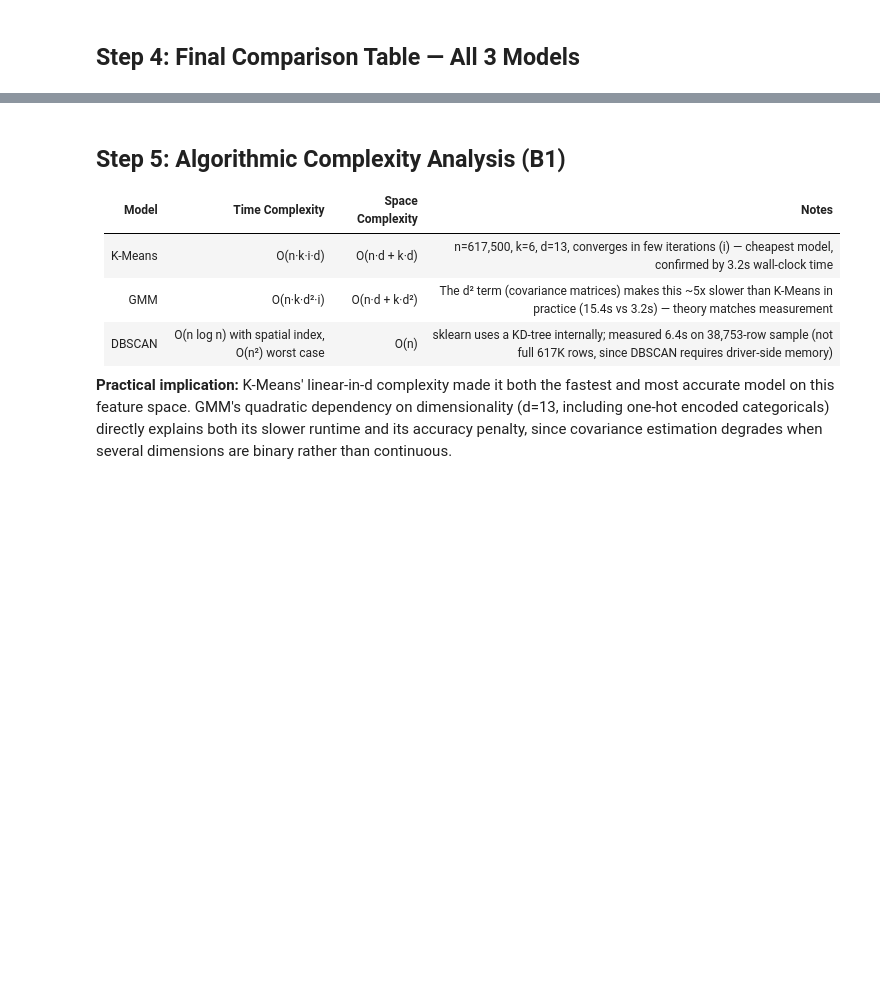
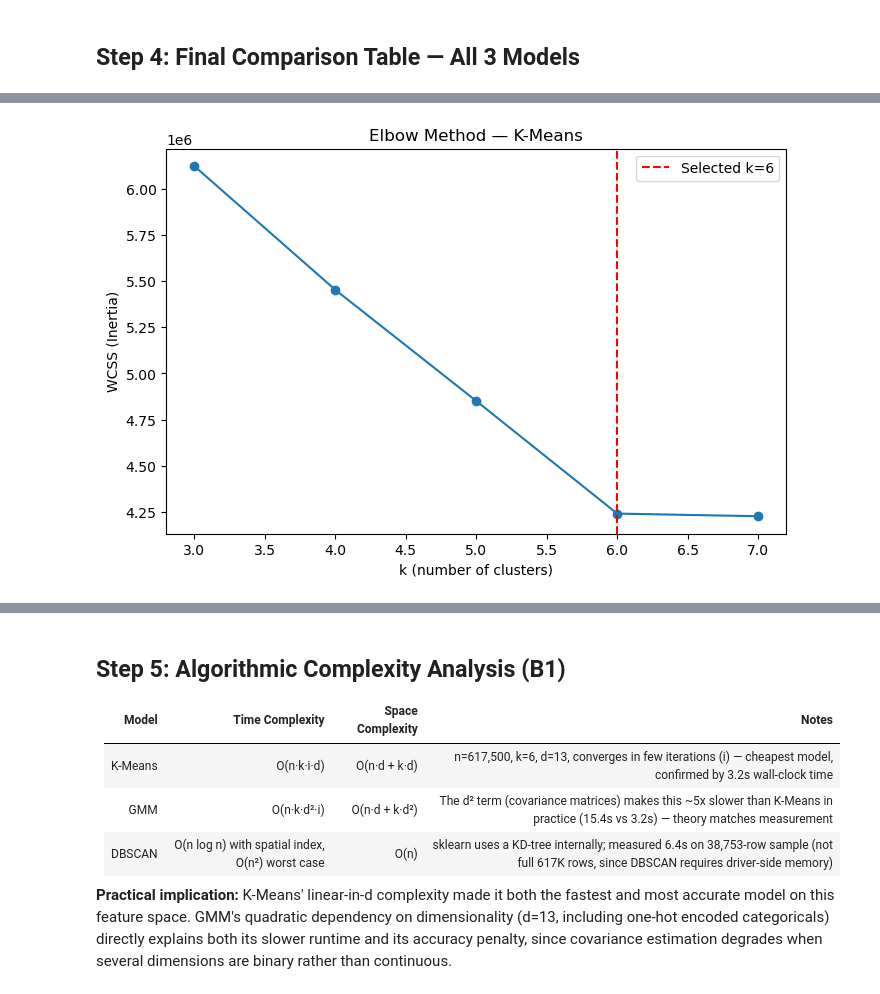
Before and after one commit to Aayush-cod/smartcity-bus-clustering, a Jupyter notebook: notebooks/07_evaluation.ipynb, the cells around one changed output, grey strips where cells are left out. Cells and saved outputs as stored; diff of their text form; code cells hidden in the pictures; blank space fills up the shorter version.

```diff
--- a/notebooks/07_evaluation.ipynb
+++ b/notebooks/07_evaluation.ipynb
@@ -153,0 +235,18 @@ Gaussian Mixture Model                                         k=5            0.
+# %%
+## Step 4f: Elbow Plot — Justifying k=6
+inertias = []
+k_range = range(3, 8)
+for k in k_range:
+    km = KMeans(featuresCol="features_v2", predictionCol="cluster", k=k, seed=42).fit(train_full)
+    inertias.append(km.summary.trainingCost)
+
+plt.figure(figsize=(8,5))
+plt.plot(list(k_range), inertias, marker="o")
+plt.xlabel("k (number of clusters)")
+plt.ylabel("WCSS (Inertia)")
+plt.title("Elbow Method — K-Means")
+plt.axvline(x=6, color="red", linestyle="--", label="Selected k=6")
+plt.legend()
+plt.show()
+# %% [output]
+[figure, added]
```
Also changed, not shown: parts of 8 cells of this notebook, 20 other files.
